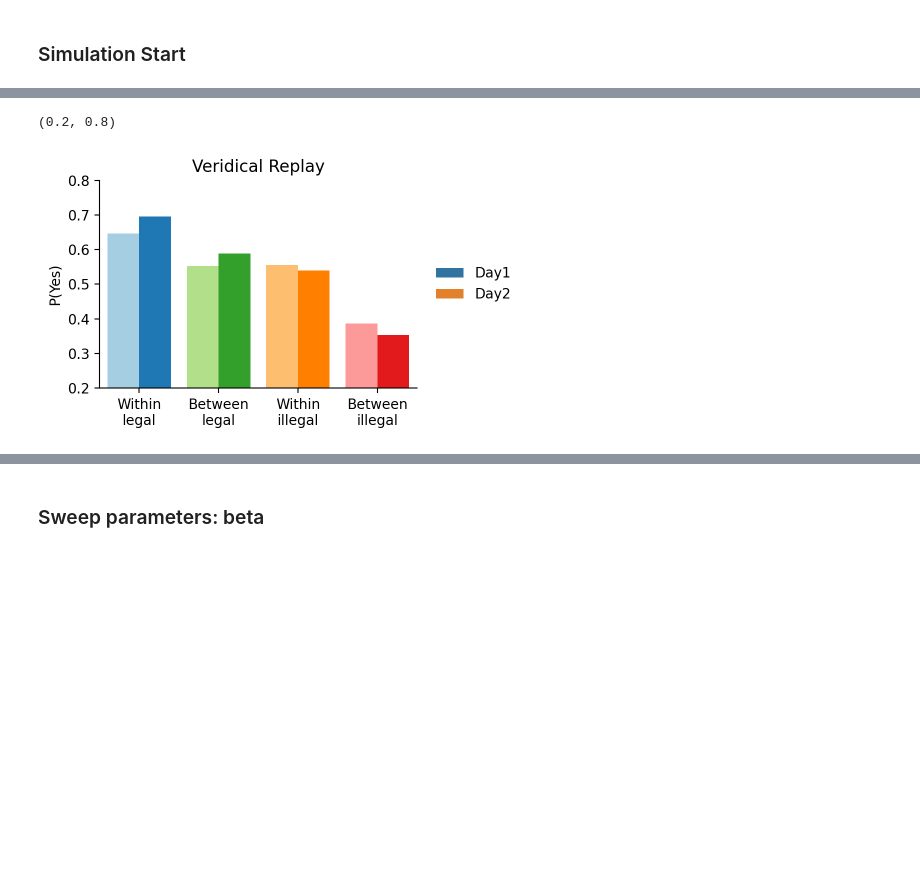
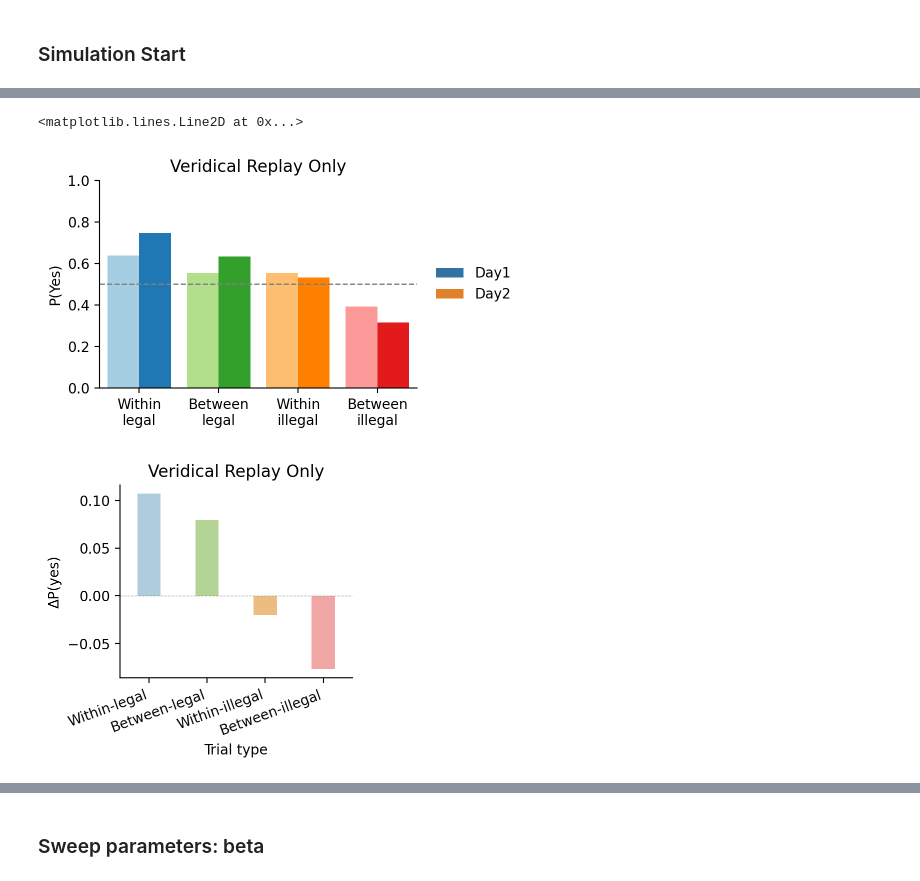
Before and after one commit to Xiaoyue-Zhou/Auditory-Structure-Learning-Model, a Jupyter notebook: Hebbian_exponential_decay.ipynb, the cells around one changed output, grey strips where cells are left out. Cells and saved outputs as stored; diff of their text form; code cells hidden in the pictures; blank space fills up the shorter version.

Commit message:
added generative replay part

```diff
--- a/Hebbian_exponential_decay.ipynb
+++ b/Hebbian_exponential_decay.ipynb
@@ -118,13 +118,23 @@ params_tmp = ModelParameters(
     lr_test_prefix=0.0,
     lr_test_probe=0.0,
     reset_current_activity=True,
-    decision_gain=20.0,
-    criterion_offset=0.0
+    criterion_offset=0.0,
+
+    # readout_mode="normalized",
+    # decision_gain=20,
+
+    readout_mode="contrast",
+    decision_gain=0.02,
 )
 
 day1_data, day1_model, trials_s2_all = Exp_simulation_day1(n_subj=29,
                                                            exposure_length=exposure_length,
                                                            params=params_tmp)
 
-plot_day1_byType(day1_data, title="Day 1 model predictions", my_color=my_color)
+ax = plot_day1_byType(day1_data,
+                      measure="p_yes",
+                      title="",
+                      my_color=my_color)
+ax.axhline(y=0.5, color='gray', linestyle='--', linewidth=1)
+ax.set_ylim(0, 1.0)
 # %% [output]
@@ -133,42 +143,54 @@ plot_day1_byType(day1_data, title="Day 1 model predictions", my_color=my_color)
 # %%
-# Veridical replay
+# Veridical replay only
+title = 'Veridical Replay Only'
+
 conso_params = ConsolidationParameters(
     conso_type = 'veridical',
-    global_retention=0.8,
-    n_replay=100,
+    global_retention=1,
+    n_replay=200,
     replay_length=20,
     beta_consolidation = 0.7,
     normalize_lag1_strength = True,
     lr_consolidation = 0.4
 )
 
 mdl_post_conso_list = []
 for iSubj, mdl in enumerate(day1_model):
     mdl_post_conso = mdl.copy()
     rng_consolidation = np.random.default_rng(iSubj)
 
     mdl_post_conso.consolidation(conso_type='veridical',
                                rng = rng_consolidation,
                                conso_params = conso_params)
 
     # make sure day2 is also frozen test
     mdl_post_conso.params = replace(mdl_post_conso.params,
                                     lr_test_prefix=0.0,
                                     lr_test_probe=0.0)
     mdl_post_conso_list.append(mdl_post_conso)
 
 
 # run day 2 experiment
 model_list = mdl_post_conso_list
 day2_data, model_final = Exp_simulation_day2(model_list,
                                              trials_s2_all)
 
 fig, ax = plot_day2_byType(day1_data,
                            day2_data,
                            measure = 'p_yes',
                            ylab = 'P(Yes)',
-                           title='Veridical Replay')
-ax.set_ylim([0.2, 0.8])
+                           title=title)
+ax.axhline(y=0.5, color='gray', linestyle='--', linewidth=1)
+ax.set_ylim([0, 1.0])
+
+# delta
+ax = plot_delta_byType(day1_data, day2_data,
+                        measure='p_yes',
+                        ylab='ΔP(yes)',
+                        title=title,
+                        colors=my_color)
+ax.axhline(y=0.0, color='gray', linestyle='--', linewidth=0.5)
 # %% [output]
-(0.2, 0.8)
+<matplotlib.lines.Line2D at 0x...>
-[figure, old version]
+[figure, new version]
+[figure, added]
```
Also changed, not shown: parts of 7 cells of this notebook, 2 other files.
